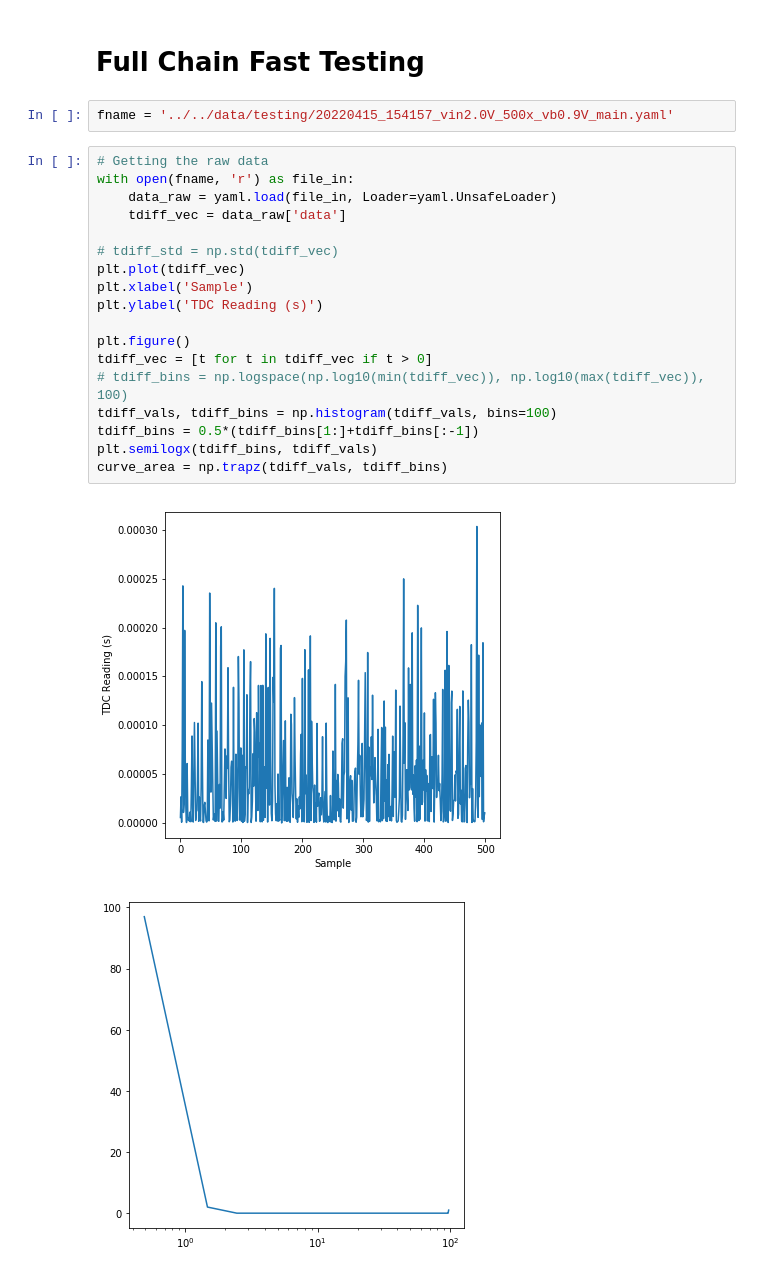
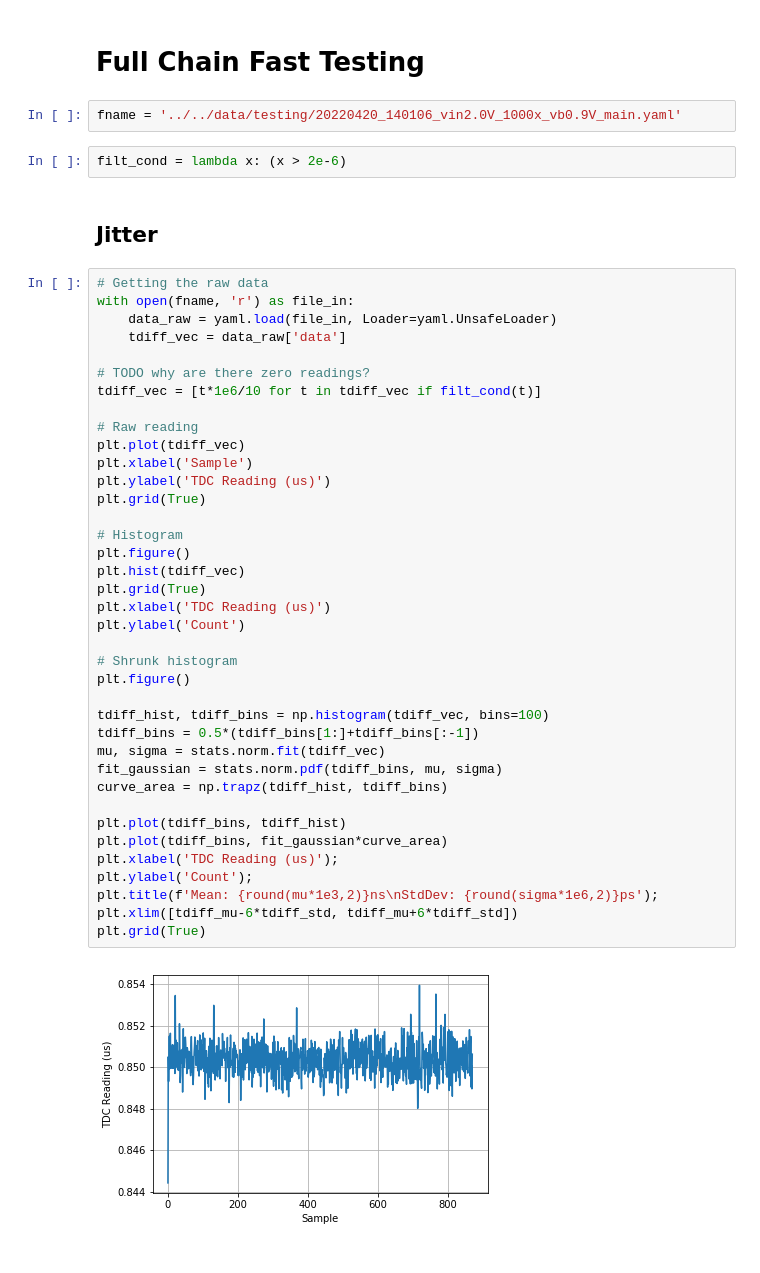
Before and after one commit to iiSmiley/span-ion-code, a Jupyter notebook: testing/plotting.ipynb, the cells around one changed output. Saved outputs shown, nothing was run; the diff lists cells and outputs as text.

```diff
--- a/testing/plotting.ipynb
+++ b/testing/plotting.ipynb
@@ -539,25 +539,48 @@ Text(0.5,1,'Board D3 (No Chip)')
 # %% [markdown]
 <h1>Full Chain Fast Testing</h1>
 # %%
-fname = '../../data/testing/20220415_154157_vin2.0V_500x_vb0.9V_main.yaml'
+fname = '../../data/testing/20220420_140106_vin2.0V_1000x_vb0.9V_main.yaml'
-# %%
-# Getting the raw data
-with open(fname, 'r') as file_in:
-    data_raw = yaml.load(file_in, Loader=yaml.UnsafeLoader)
-    tdiff_vec = data_raw['data']
-
-# tdiff_std = np.std(tdiff_vec)
-plt.plot(tdiff_vec)
-plt.xlabel('Sample')
-plt.ylabel('TDC Reading (s)')
-
-plt.figure()
-tdiff_vec = [t for t in tdiff_vec if t > 0]
-# tdiff_bins = np.logspace(np.log10(min(tdiff_vec)), np.log10(max(tdiff_vec)), 100)
-tdiff_vals, tdiff_bins = np.histogram(tdiff_vals, bins=100)
-tdiff_bins = 0.5*(tdiff_bins[1:]+tdiff_bins[:-1])
-plt.semilogx(tdiff_bins, tdiff_vals)
-curve_area = np.trapz(tdiff_vals, tdiff_bins)
-# %% [output]
-[figure, removed]
-[figure, removed]
+# %%
+filt_cond = lambda x: (x > 2e-6)
+# %% [markdown]
+<h2>Jitter</h2>
+# %%
+# Getting the raw data
+with open(fname, 'r') as file_in:
+    data_raw = yaml.load(file_in, Loader=yaml.UnsafeLoader)
+    tdiff_vec = data_raw['data']
+
+# TODO why are there zero readings?
+tdiff_vec = [t*1e6/10 for t in tdiff_vec if filt_cond(t)]
+
+# Raw reading
+plt.plot(tdiff_vec)
+plt.xlabel('Sample')
+plt.ylabel('TDC Reading (us)')
+plt.grid(True)
+
+# Histogram
+plt.figure()
+plt.hist(tdiff_vec)
+plt.grid(True)
+plt.xlabel('TDC Reading (us)')
+plt.ylabel('Count')
+
+# Shrunk histogram
+plt.figure()
+
+tdiff_hist, tdiff_bins = np.histogram(tdiff_vec, bins=100)
+tdiff_bins = 0.5*(tdiff_bins[1:]+tdiff_bins[:-1])
+mu, sigma = stats.norm.fit(tdiff_vec)
+fit_gaussian = stats.norm.pdf(tdiff_bins, mu, sigma)
+curve_area = np.trapz(tdiff_hist, tdiff_bins)
+
+plt.plot(tdiff_bins, tdiff_hist)
+plt.plot(tdiff_bins, fit_gaussian*curve_area)
+plt.xlabel('TDC Reading (us)');
+plt.ylabel('Count');
+plt.title(f'Mean: {round(mu*1e3,2)}ns\nStdDev: {round(sigma*1e6,2)}ps');
+plt.xlim([tdiff_mu-6*tdiff_std, tdiff_mu+6*tdiff_std])
+plt.grid(True)
+# %% [output]
+[figure, added]
```
Also changed, not shown: parts of 7 cells of this notebook, 2 other files.
